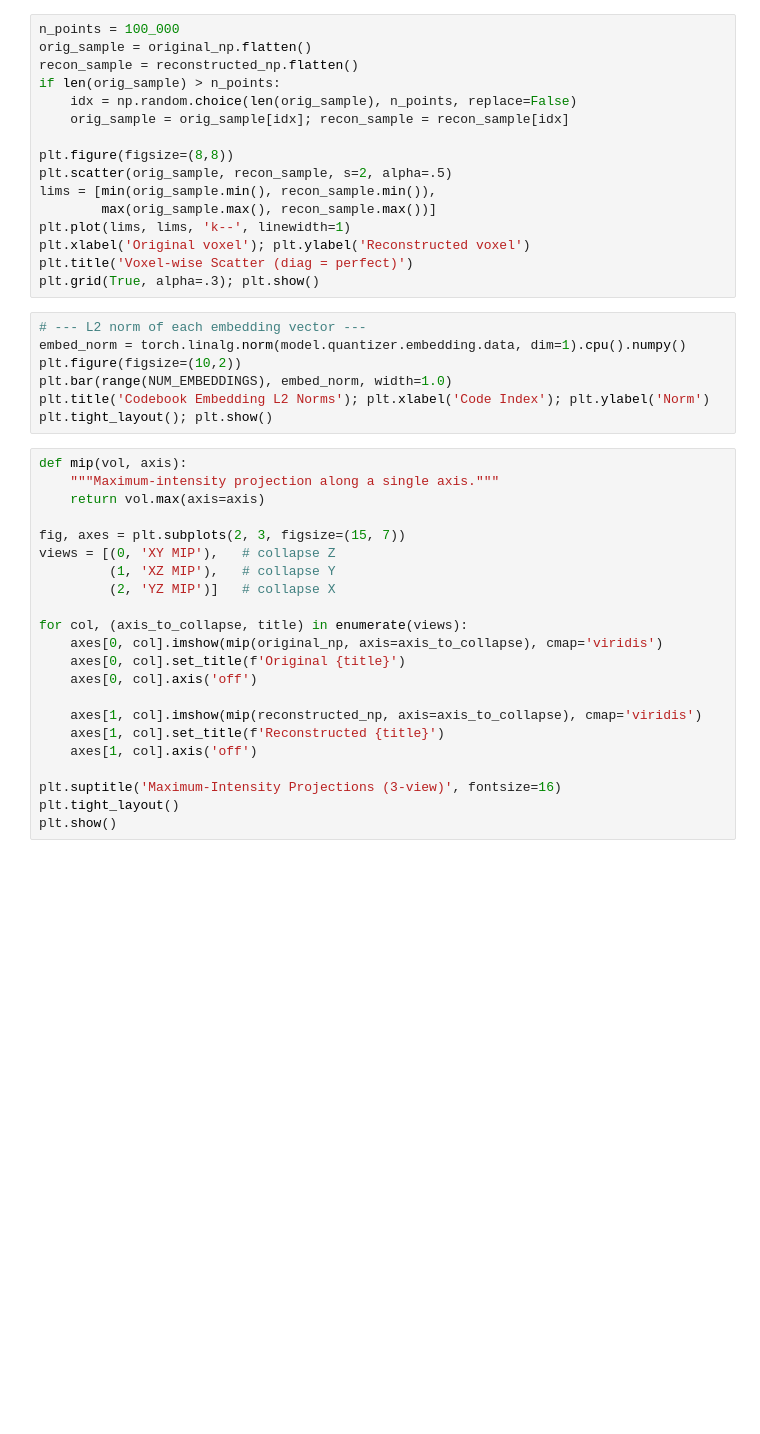
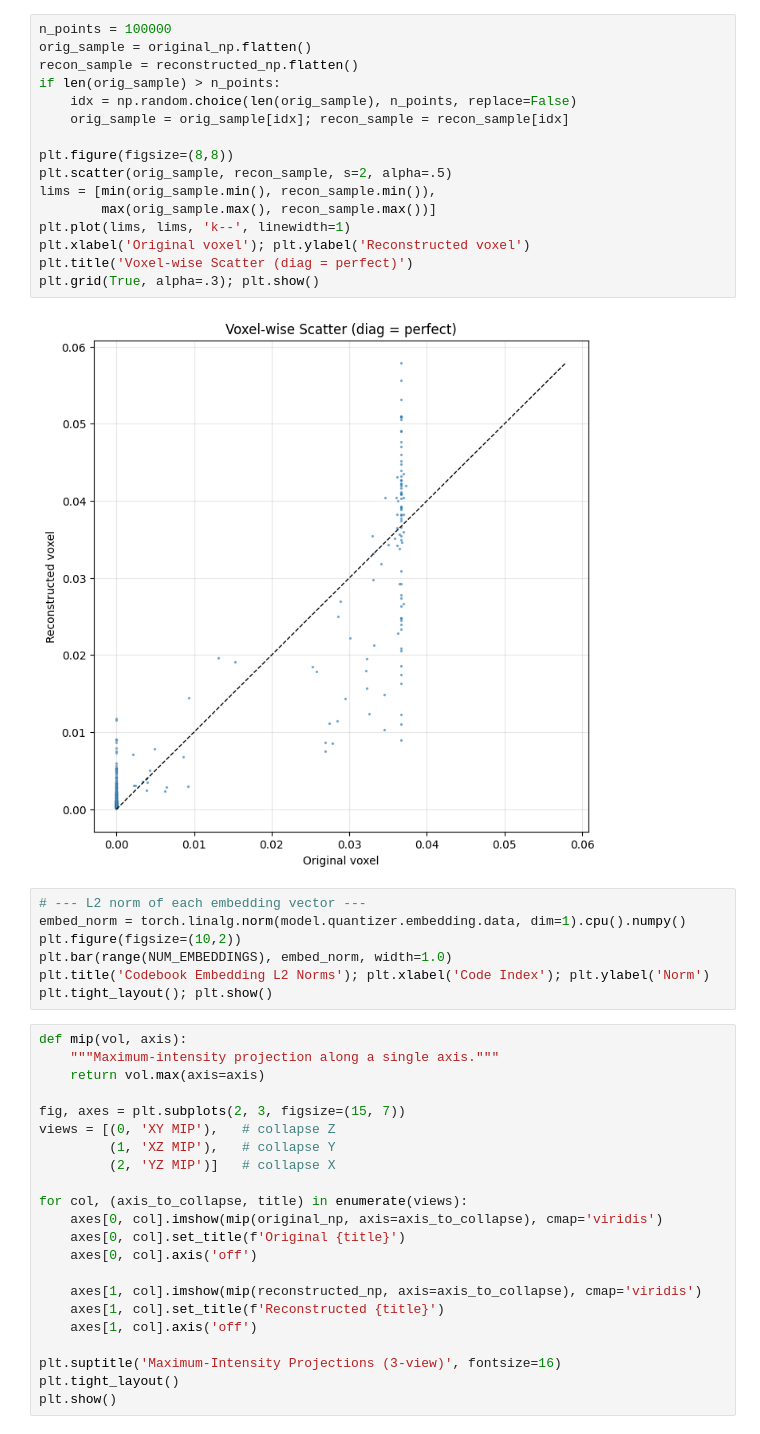
Before and after one commit to ZephirFXEC/VQVDB, a Jupyter notebook: notebook.ipynb, the cells around one changed output. Cells and saved outputs as stored; diff of their text form; blank space fills up the shorter version.

```diff
--- a/notebook.ipynb
+++ b/notebook.ipynb
@@ -492,19 +689,21 @@ plt.tight_layout(); plt.show()
 # %%
-n_points = 100_000
+n_points = 100000
 orig_sample = original_np.flatten()
 recon_sample = reconstructed_np.flatten()
 if len(orig_sample) > n_points:
     idx = np.random.choice(len(orig_sample), n_points, replace=False)
     orig_sample = orig_sample[idx]; recon_sample = recon_sample[idx]
 
 plt.figure(figsize=(8,8))
 plt.scatter(orig_sample, recon_sample, s=2, alpha=.5)
 lims = [min(orig_sample.min(), recon_sample.min()),
         max(orig_sample.max(), recon_sample.max())]
 plt.plot(lims, lims, 'k--', linewidth=1)
 plt.xlabel('Original voxel'); plt.ylabel('Reconstructed voxel')
 plt.title('Voxel-wise Scatter (diag = perfect)')
 plt.grid(True, alpha=.3); plt.show()
+# %% [output]
+[figure, added]
 # %%
 # --- L2 norm of each embedding vector ---
 embed_norm = torch.linalg.norm(model.quantizer.embedding.data, dim=1).cpu().numpy()
```
Also changed, not shown: parts of 12 cells of this notebook, 4 other files.
